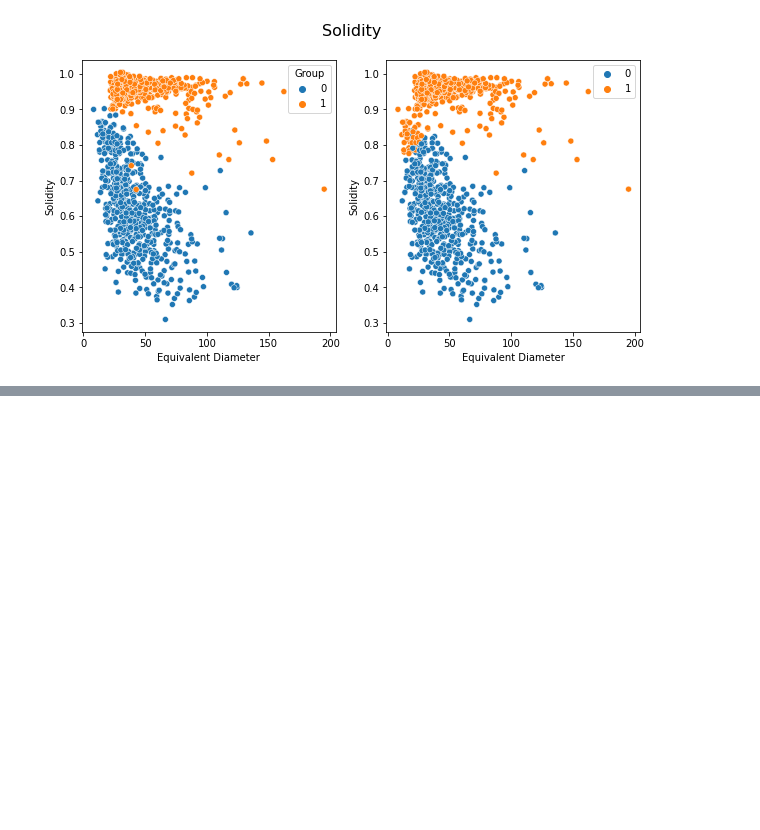
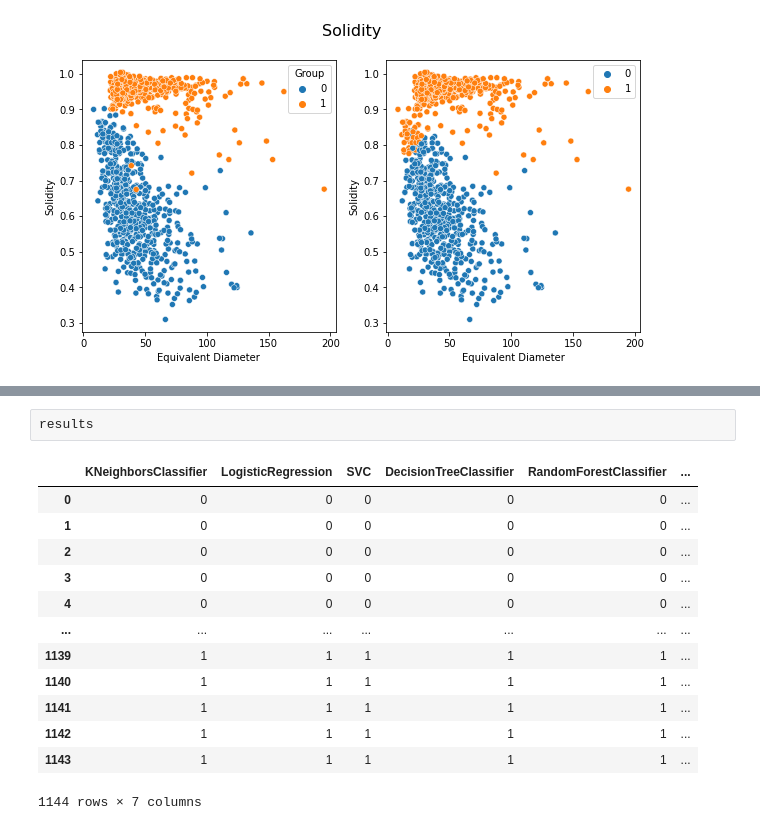
Before and after one commit to kozz84/particle_analysis, a Jupyter notebook: Size_distribution_100Hz_SpectralClustering.ipynb, the cells around one changed output, grey strips where cells are left out. Cells and saved outputs as stored; diff of their text form; blank space fills up the shorter version.

```diff
--- a/Size_distribution_100Hz_SpectralClustering.ipynb
+++ b/Size_distribution_100Hz_SpectralClustering.ipynb
@@ -83,0 +129,16 @@ sns.scatterplot(data=df_kcluster, y='Solidity',x='Equivalent Diameter', hue=mode
+# %%
+results
+# %% [output]
+|  | KNeighborsClassifier | LogisticRegression | SVC | DecisionTreeClassifier | RandomForestClassifier | ... |
+| 0 | 0 | 0 | 0 | 0 | 0 | ... |
+| 1 | 0 | 0 | 0 | 0 | 0 | ... |
+| 2 | 0 | 0 | 0 | 0 | 0 | ... |
+| 3 | 0 | 0 | 0 | 0 | 0 | ... |
+| 4 | 0 | 0 | 0 | 0 | 0 | ... |
+| ... | ... | ... | ... | ... | ... | ... |
+| 1139 | 1 | 1 | 1 | 1 | 1 | ... |
+| 1140 | 1 | 1 | 1 | 1 | 1 | ... |
+| 1141 | 1 | 1 | 1 | 1 | 1 | ... |
+| 1142 | 1 | 1 | 1 | 1 | 1 | ... |
+| 1143 | 1 | 1 | 1 | 1 | 1 | ... |
+1144 rows × 7 columns
```
Also changed, not shown: parts of 11 cells of this notebook.
